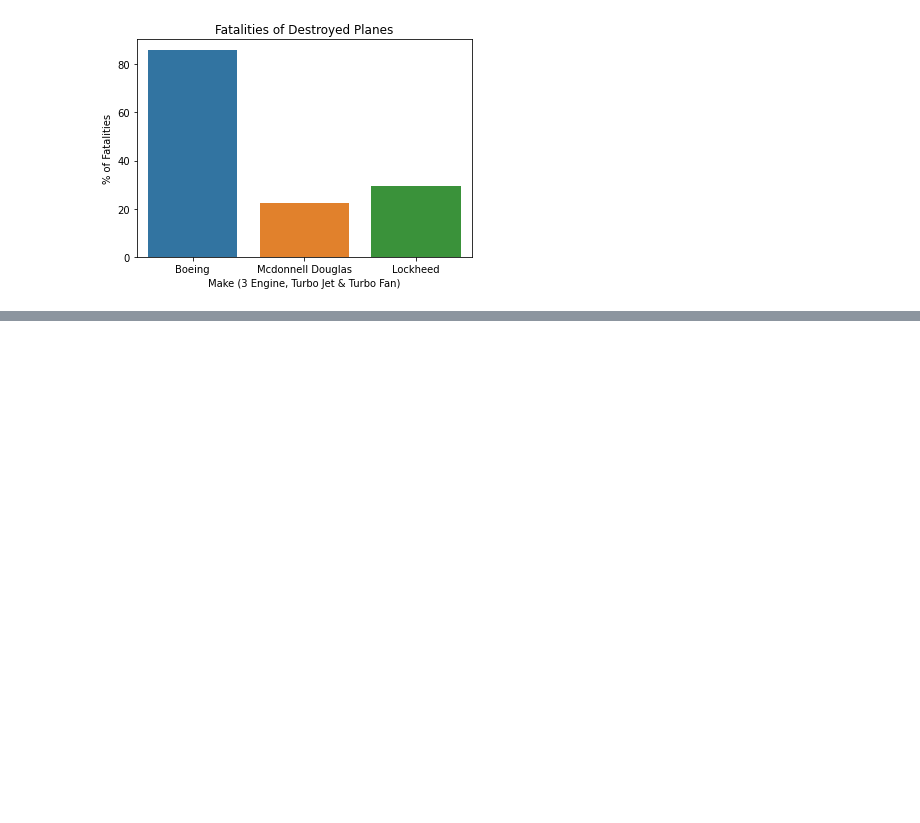
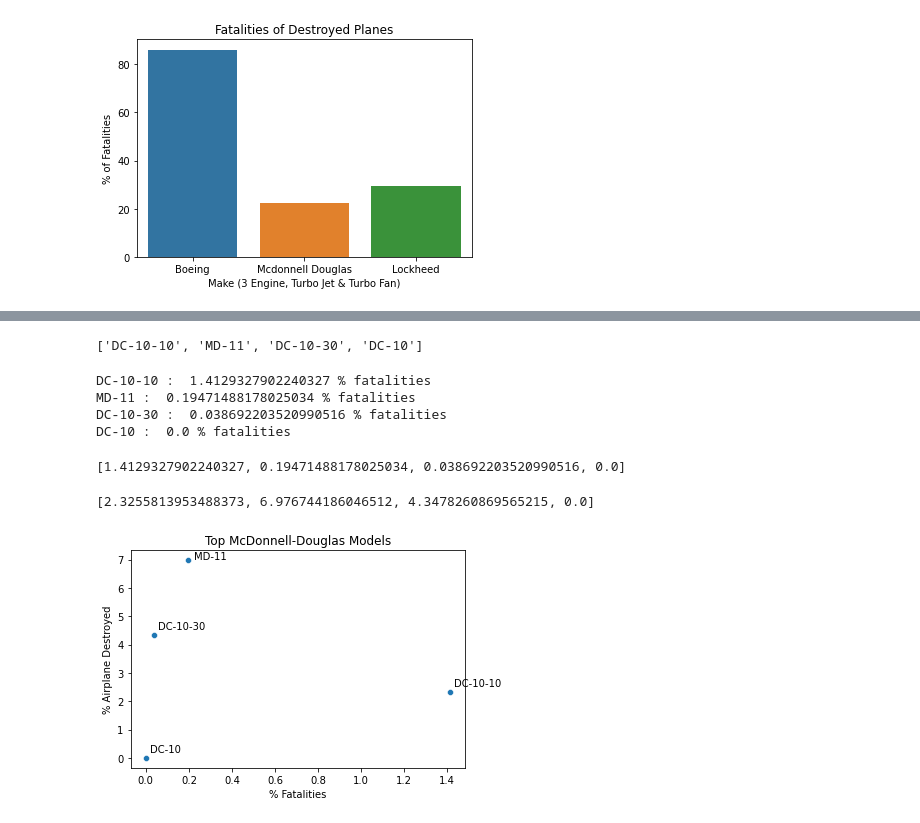
Before and after one commit to Duffman9028/Aircraft-Risk-Assessment, a Jupyter notebook: Jason.ipynb, the cells around one changed output, grey strips where cells are left out. Saved outputs shown, nothing was run; the diff lists cells and outputs as text; code cells hidden in the pictures; blank space fills up the shorter version.

Commit message:
Created scatterplot of top McDonnell-Douglas models

```diff
--- a/Jason.ipynb
+++ b/Jason.ipynb
@@ -393,0 +404,8 @@ ax.set_ylabel('% of Fatalities');
+# %%
+# Need to consolidate for models that are listed under different spellings.
+
+for i in range(filtered_df.shape[0]):
+    if filtered_df.loc[i, 'Model'] == 'DC10-10':
+        filtered_df.loc[i, 'Model'] = 'DC-10-10'
+    elif filtered_df.loc[i, 'Model'] == 'MD11':
+        filtered_df.loc[i, 'Model'] = 'MD-11'
@@ -393,0 +430,47 @@ ax.set_ylabel('% of Fatalities');
+# %%
+#Making a list of models from above that have at least 10 data points and are not freight planes.
+model_list = ['DC-10-10', 'MD-11', 'DC-10-30', 'DC-10']
+# %%
+model_list
+# %% [output]
+['DC-10-10', 'MD-11', 'DC-10-30', 'DC-10']
+# %%
+mod_perc_fat_list =[]
+
+for model in model_list:
+    perc_fatal = (filtered_df[filtered_df.Model== model]['Total.Fatal.Injuries'].sum())/(filtered_df[filtered_df.Model==model][
+        'Passenger.Total'].sum())*100
+    print(model,': ', perc_fatal,'% fatalities')
+    mod_perc_fat_list.append(perc_fatal)
+
+mod_perc_fat_list
+# %% [output]
+DC-10-10 :  1.4129327902240327 % fatalities
+MD-11 :  0.19471488178025034 % fatalities
+DC-10-30 :  0.038692203520990516 % fatalities
+DC-10 :  0.0 % fatalities
+[1.4129327902240327, 0.19471488178025034, 0.038692203520990516, 0.0]
+# %%
+mod_perc_destroyed_list = []
+
+for model in model_list:
+    perc_destroyed = len(filtered_df[(filtered_df.Model==model) & (filtered_df['Aircraft.damage']=='Destroyed')]['Model']) / len(
+        filtered_df[filtered_df.Model==model]['Model'])*100
+    mod_perc_destroyed_list.append(perc_destroyed)
+
+mod_perc_destroyed_list
+# %% [output]
+[2.3255813953488373, 6.976744186046512, 4.3478260869565215, 0.0]
+# %%
+fig, ax = plt.subplots()
+
+sns.scatterplot(x=mod_perc_fat_list,y=mod_perc_destroyed_list)
+ax.set_xlabel("% Fatalities")
+ax.set_ylabel("% Airplane Destroyed")
+ax.set_title("Top McDonnell-Douglas Models")
+ax.text(0.02, 0.2, 'DC-10')
+ax.text(1.4329327902240327, 2.5255813953488373, 'DC-10-10' )
+ax.text(0.22471488178025034, 7.026744186046512, 'MD-11')
+ax.text(0.058692203520990516, 4.5478260869565215, 'DC-10-30');
+# %% [output]
+[figure, added]
```
Also changed, not shown: parts of 4 cells of this notebook.
